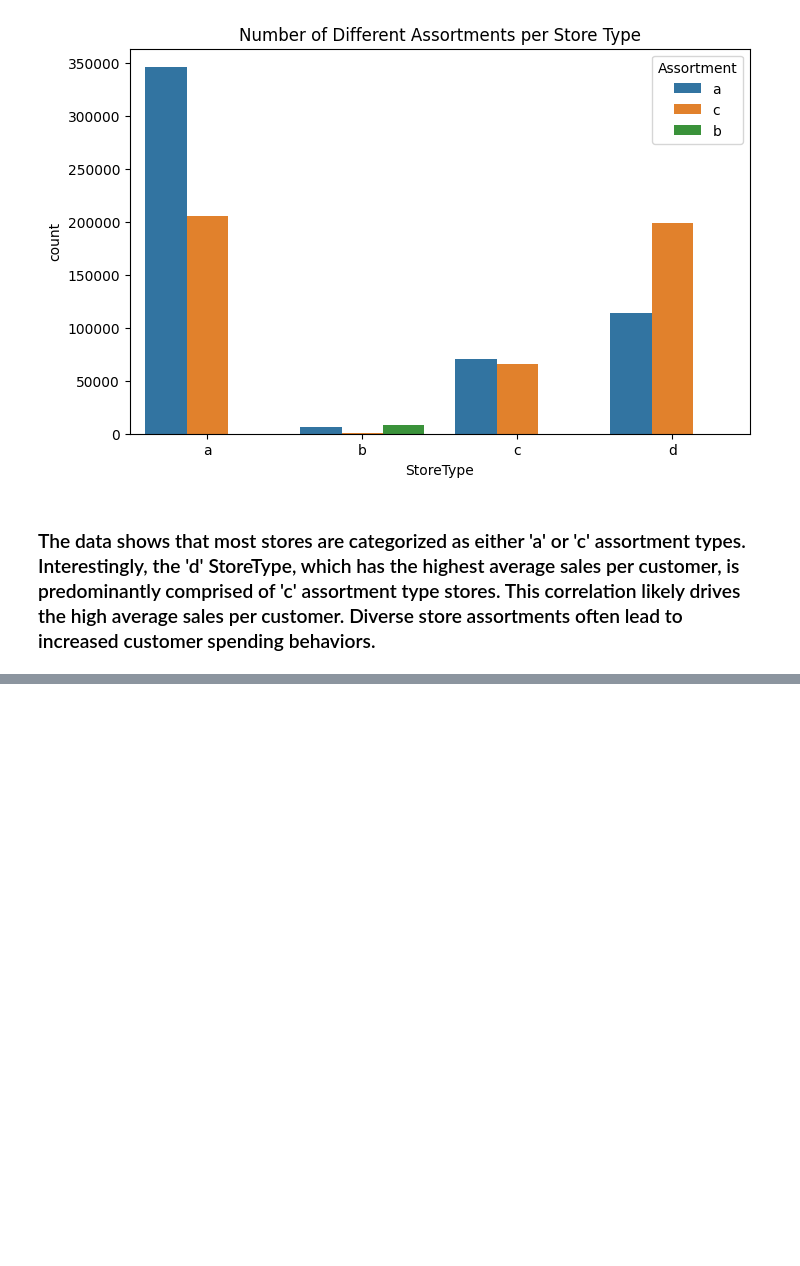
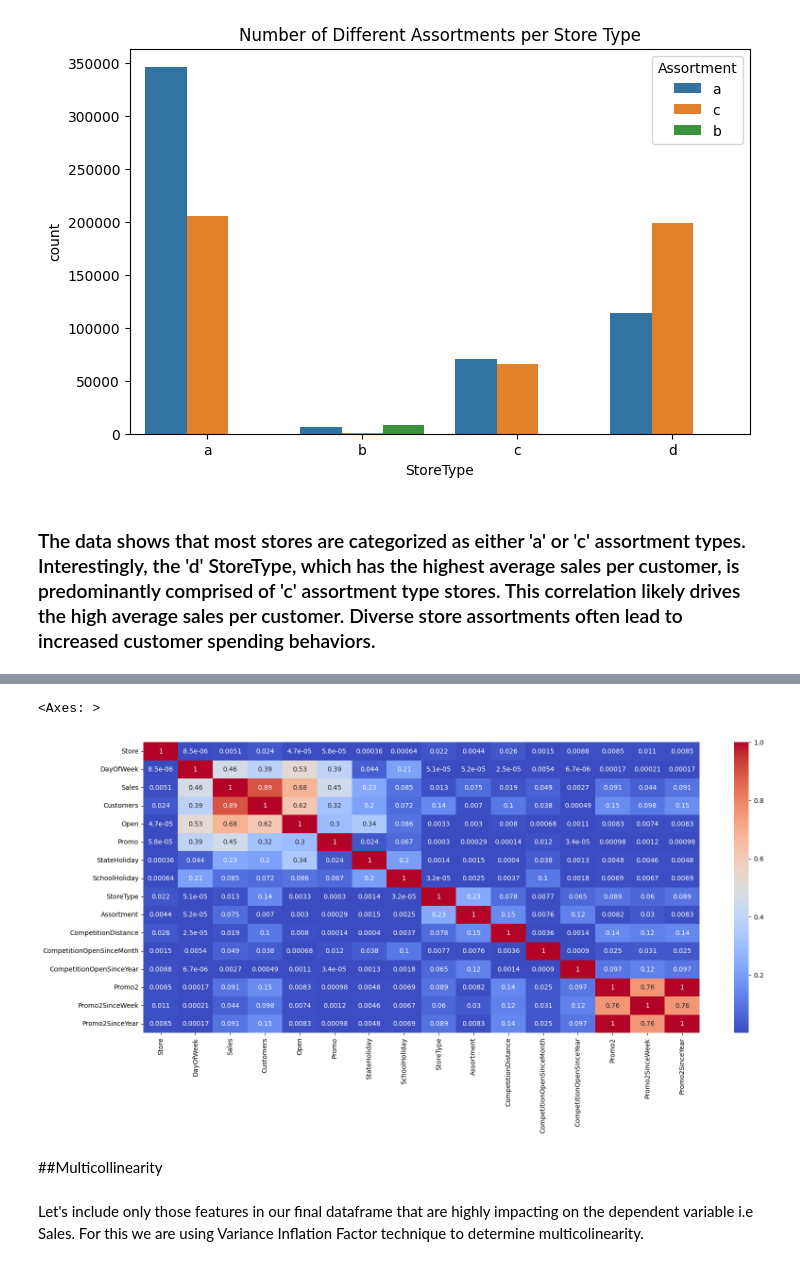
Before and after one commit to Kumarisimran626/S.K-Retail_sales_prediction, a Jupyter notebook: S_K_Retail_sales_prediction.ipynb, the cells around one changed output, grey strips where cells are left out. Cells and saved outputs as stored; diff of their text form; code cells hidden in the pictures; blank space fills up the shorter version.

```diff
--- a/S_K_Retail_sales_prediction.ipynb
+++ b/S_K_Retail_sales_prediction.ipynb
@@ -689,0 +752,12 @@ Name: Assortment, dtype: int64
+# %%
+#correlation
+plt.figure(figsize=(19,8))
+correlation= final_1.corr()
+sns.heatmap(abs(correlation),annot = True,cmap="coolwarm")
+# %% [output]
+<Axes: >
+[figure, added]
+# %% [markdown]
+##<b/>Multicollinearity</b>
+# %% [markdown]
+Let's include only those features in our final dataframe that are highly impacting on the dependent variable i.e Sales. For this we are using Variance Inflation Factor technique to determine multicolinearity.
```
Also changed, not shown: parts of 32 cells of this notebook.
